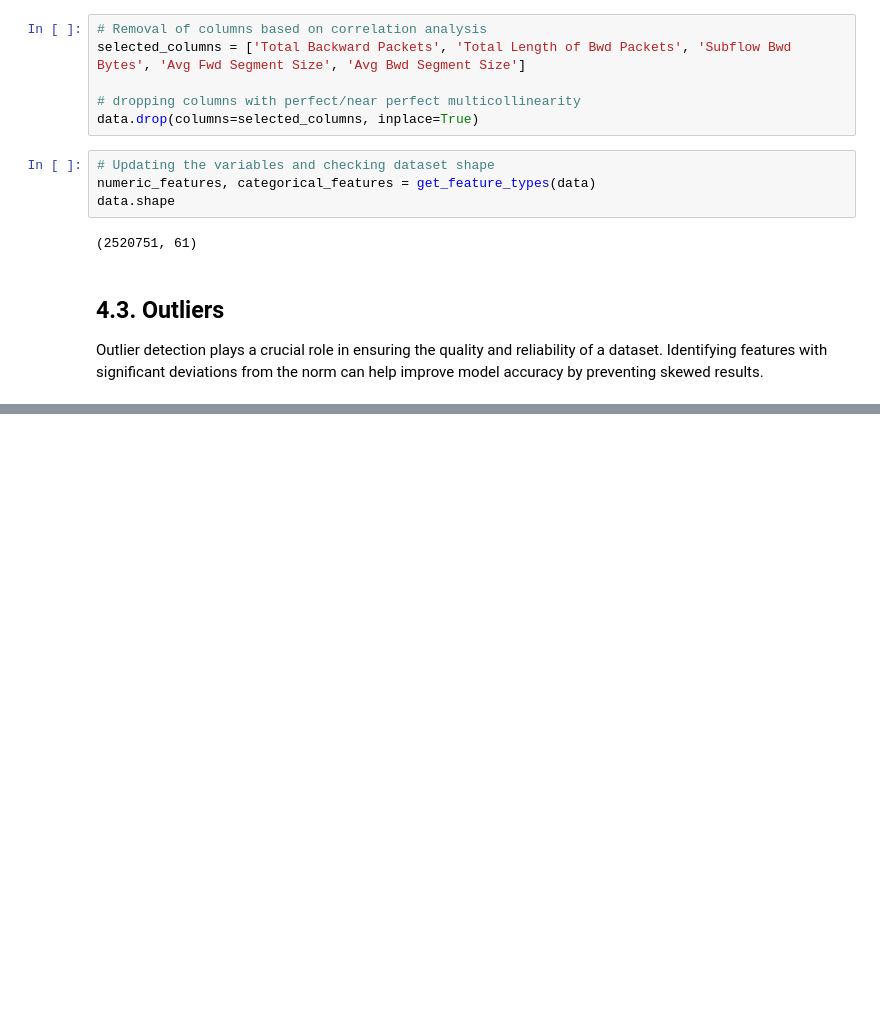
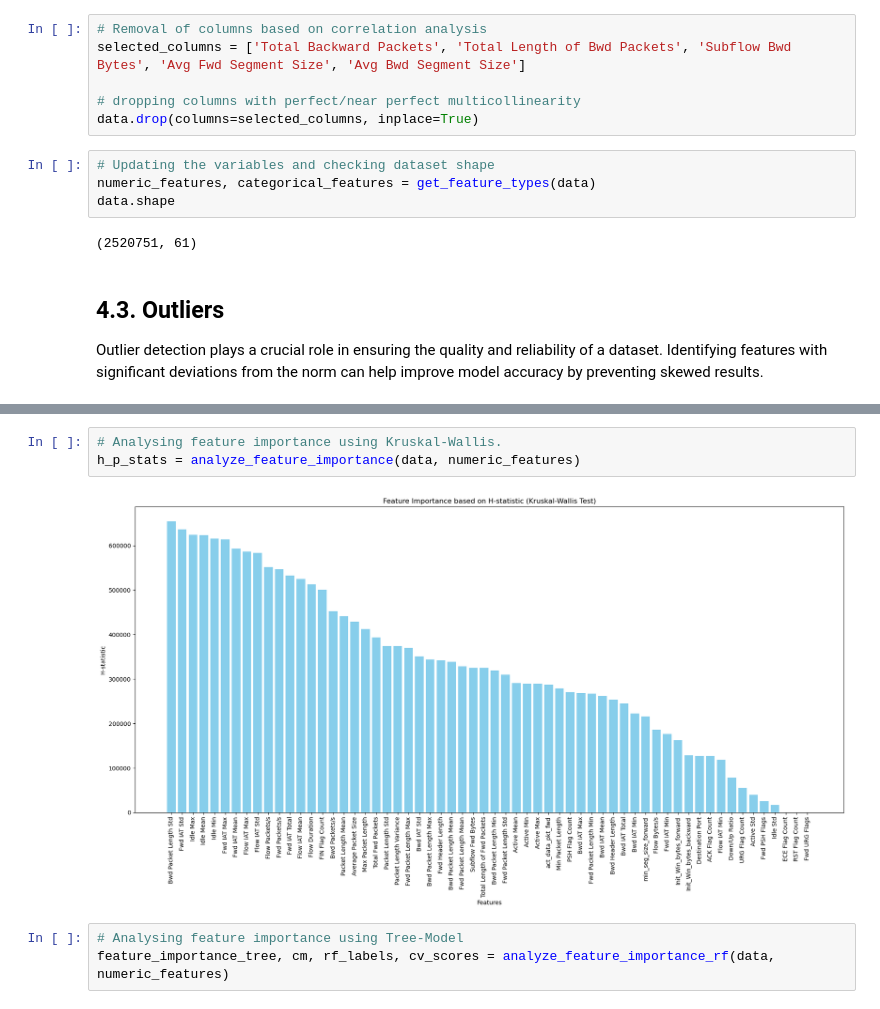
Before and after one commit to Tesfay-Hagos/ML-CICIDS-project, a Jupyter notebook: data-cleaning-and-analysis.ipynb, the cells around one changed output, grey strips where cells are left out. Saved outputs shown, nothing was run; the diff lists cells and outputs as text; blank space fills up the shorter version.

```diff
--- a/data-cleaning-and-analysis.ipynb
+++ b/data-cleaning-and-analysis.ipynb
@@ -825,0 +1225,8 @@ Outlier detection plays a crucial role in ensuring the quality and reliability o
+# %%
+# Analysing feature importance using Kruskal-Wallis.
+h_p_stats = analyze_feature_importance(data, numeric_features)
+# %% [output]
+[figure, added]
+# %%
+# Analysing feature importance using Tree-Model
+feature_importance_tree, cm, rf_labels, cv_scores = analyze_feature_importance_rf(data, numeric_features)
```
Also changed, not shown: parts of 24 cells of this notebook.
